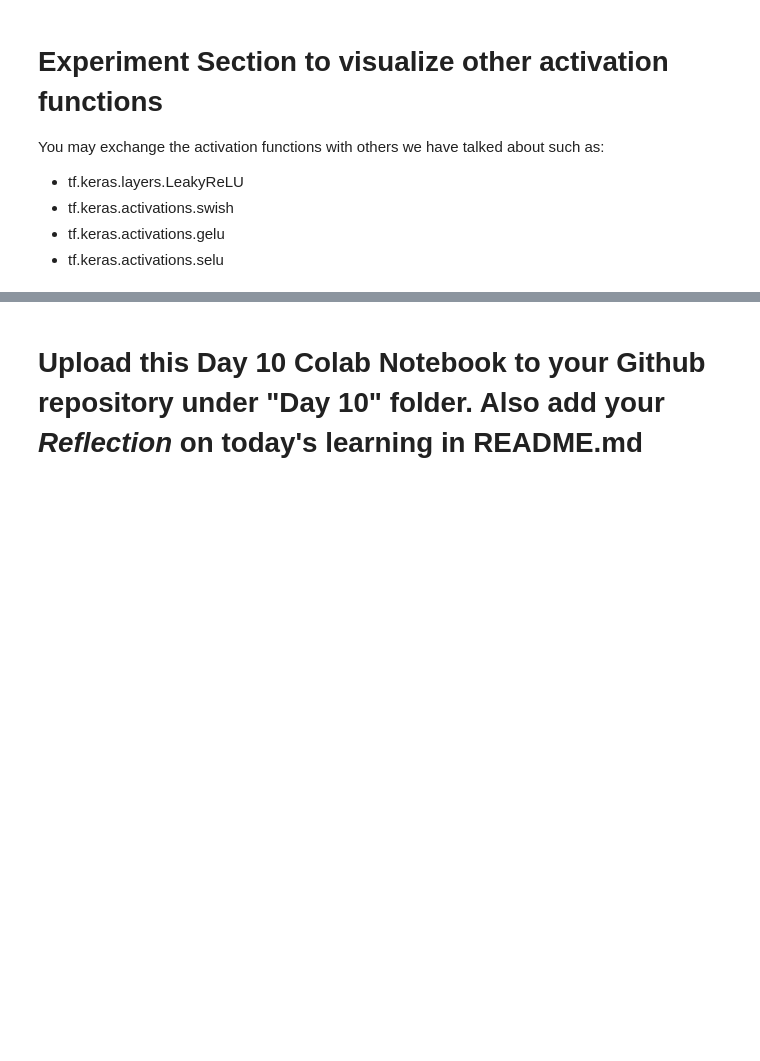
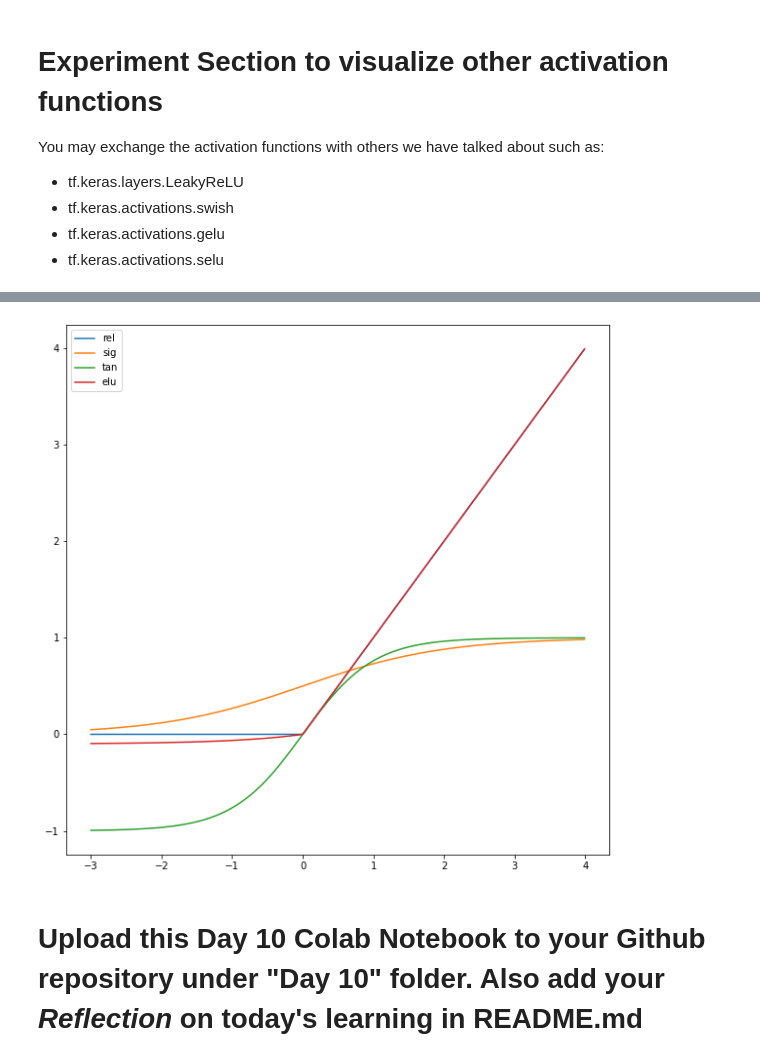
Before and after one commit to donyewakefield/FutureMakers2022, a Jupyter notebook: Copy_of_Day_10_Introduction_to_Activation_Function_DW.ipynb, the cells around one changed output, grey strips where cells are left out. Cells and saved outputs as stored; diff of their text form; code cells hidden in the pictures; blank space fills up the shorter version.

```diff
--- a/Copy_of_Day_10_Introduction_to_Activation_Function_DW.ipynb
+++ b/Copy_of_Day_10_Introduction_to_Activation_Function_DW.ipynb
@@ -457,14 +472,16 @@ print(elu_op)
 # %%
 import matplotlib.pyplot as plt
 
 plt.figure(figsize=(10, 10))
 plt.plot(inputs, relu_op, label='rel')
 plt.plot(inputs, sigmoid_op, label='sig')
 plt.plot(inputs, tanh_op, label='tan')
-plt.plot(inputs, leaky_relu_op, label='leaky')
+#plt.plot(inputs, leaky_relu_op, label='leaky')
 plt.plot(inputs, elu_op, label='elu')
 plt.legend()
 plt.show()
+# %% [output]
+[figure, added]
 # %% [markdown]
 # **Upload this Day 10 Colab Notebook to your Github repository under "Day 10" folder. Also add your *Reflection* on today's learning in README.md**
 # %% [markdown]
```
Also changed, not shown: parts of 3 cells of this notebook.
